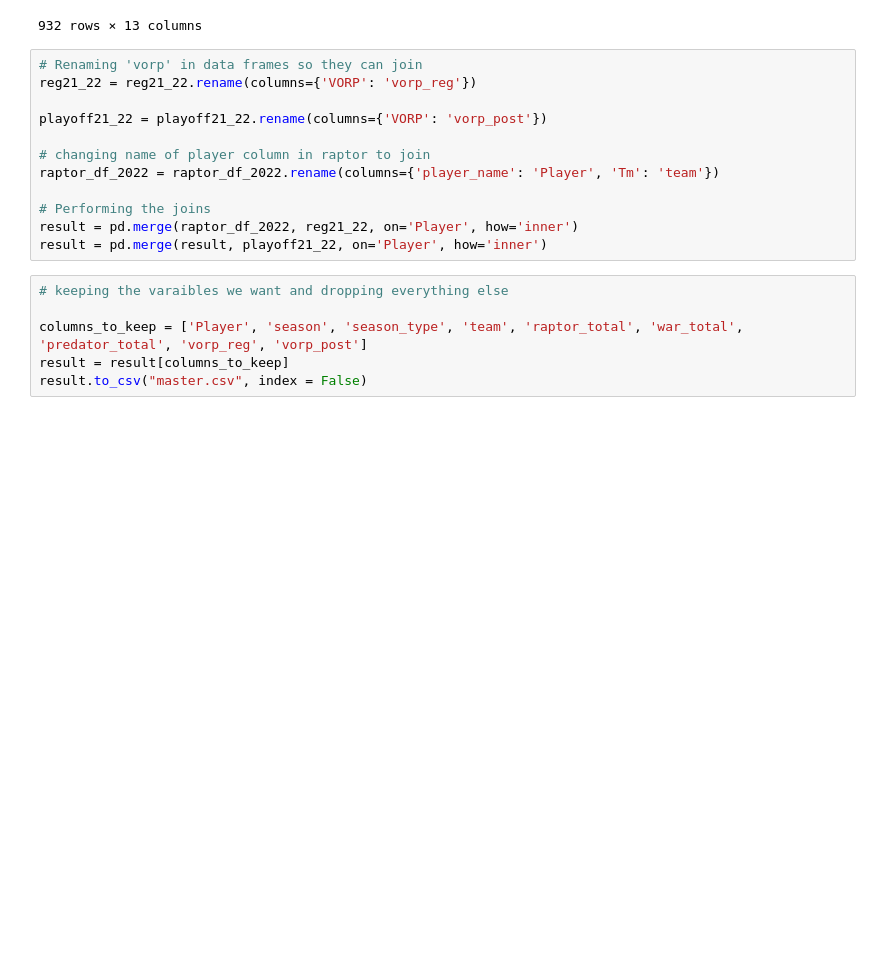
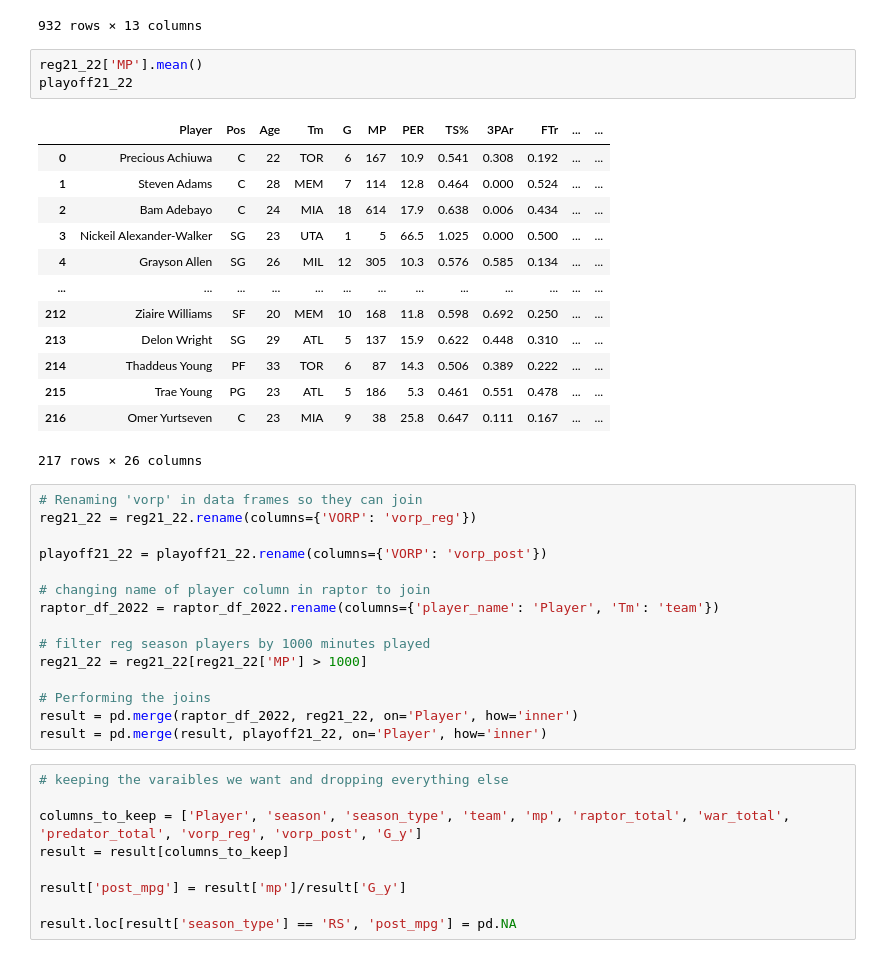
Before and after one commit to samthemanwise/Stat386Project, a Jupyter notebook: playground.ipynb, the cells around one changed output. Saved outputs shown, nothing was run; the diff lists cells and outputs as text; blank space fills up the shorter version.

```diff
--- a/playground.ipynb
+++ b/playground.ipynb
@@ -74,6 +75,23 @@ raptor_df_2022
 | 7257 | Cody Zeller | 2022 | RS | POR | 748 | 355 | -0.222446 | -3.449202 | -0.127035 | ... |
 | 7288 | Ivica Zubac | 2022 | RS | LAC | 3786 | 1852 | -0.693765 | 0.029594 | 2.626958 | ... |
 932 rows × 13 columns
+# %%
+reg21_22['MP'].mean()
+playoff21_22
+# %% [output]
+|  | Player | Pos | Age | Tm | G | MP | PER | TS% | 3PAr | FTr | ... | ... |
+| 0 | Precious Achiuwa | C | 22 | TOR | 6 | 167 | 10.9 | 0.541 | 0.308 | 0.192 | ... | ... |
+| 1 | Steven Adams | C | 28 | MEM | 7 | 114 | 12.8 | 0.464 | 0.000 | 0.524 | ... | ... |
+| 2 | Bam Adebayo | C | 24 | MIA | 18 | 614 | 17.9 | 0.638 | 0.006 | 0.434 | ... | ... |
+| 3 | Nickeil Alexander-Walker | SG | 23 | UTA | 1 | 5 | 66.5 | 1.025 | 0.000 | 0.500 | ... | ... |
+| 4 | Grayson Allen | SG | 26 | MIL | 12 | 305 | 10.3 | 0.576 | 0.585 | 0.134 | ... | ... |
+| ... | ... | ... | ... | ... | ... | ... | ... | ... | ... | ... | ... | ... |
+| 212 | Ziaire Williams | SF | 20 | MEM | 10 | 168 | 11.8 | 0.598 | 0.692 | 0.250 | ... | ... |
+| 213 | Delon Wright | SG | 29 | ATL | 5 | 137 | 15.9 | 0.622 | 0.448 | 0.310 | ... | ... |
+| 214 | Thaddeus Young | PF | 33 | TOR | 6 | 87 | 14.3 | 0.506 | 0.389 | 0.222 | ... | ... |
+| 215 | Trae Young | PG | 23 | ATL | 5 | 186 | 5.3 | 0.461 | 0.551 | 0.478 | ... | ... |
+| 216 | Omer Yurtseven | C | 23 | MIA | 9 | 38 | 25.8 | 0.647 | 0.111 | 0.167 | ... | ... |
+217 rows × 26 columns
 # %%
 # Renaming 'vorp' in data frames so they can join
 reg21_22 = reg21_22.rename(columns={'VORP': 'vorp_reg'})
@@ -83,12 +101,18 @@ playoff21_22 = playoff21_22.rename(columns={'VORP': 'vorp_post'})
 # changing name of player column in raptor to join
 raptor_df_2022 = raptor_df_2022.rename(columns={'player_name': 'Player', 'Tm': 'team'})
 
+# filter reg season players by 1000 minutes played
+reg21_22 = reg21_22[reg21_22['MP'] > 1000]
+
 # Performing the joins
 result = pd.merge(raptor_df_2022, reg21_22, on='Player', how='inner')
 result = pd.merge(result, playoff21_22, on='Player', how='inner')
 # %%
 # keeping the varaibles we want and dropping everything else
 
-columns_to_keep = ['Player', 'season', 'season_type', 'team', 'raptor_total', 'war_total', 'predator_total', 'vorp_reg', 'vorp_post']
+columns_to_keep = ['Player', 'season', 'season_type', 'team', 'mp', 'raptor_total', 'war_total', 'predator_total', 'vorp_reg', 'vorp_post', 'G_y']
 result = result[columns_to_keep]
-result.to_csv("master.csv", index = False)
+
+result['post_mpg'] = result['mp']/result['G_y']
+
+result.loc[result['season_type'] == 'RS', 'post_mpg'] = pd.NA
```
Also changed, not shown: parts of 6 cells of this notebook, 2 other files.
